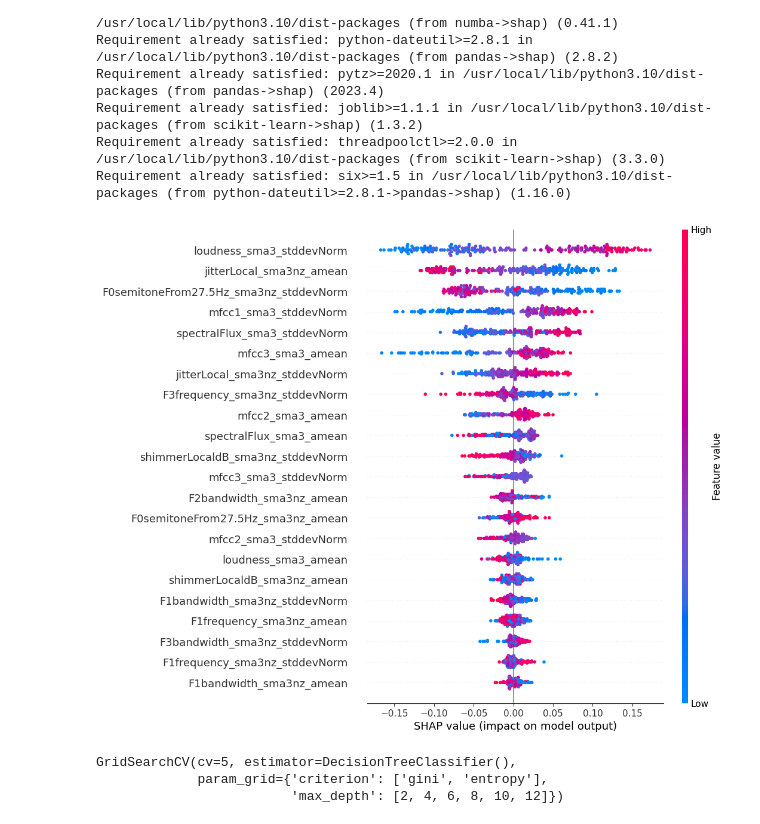
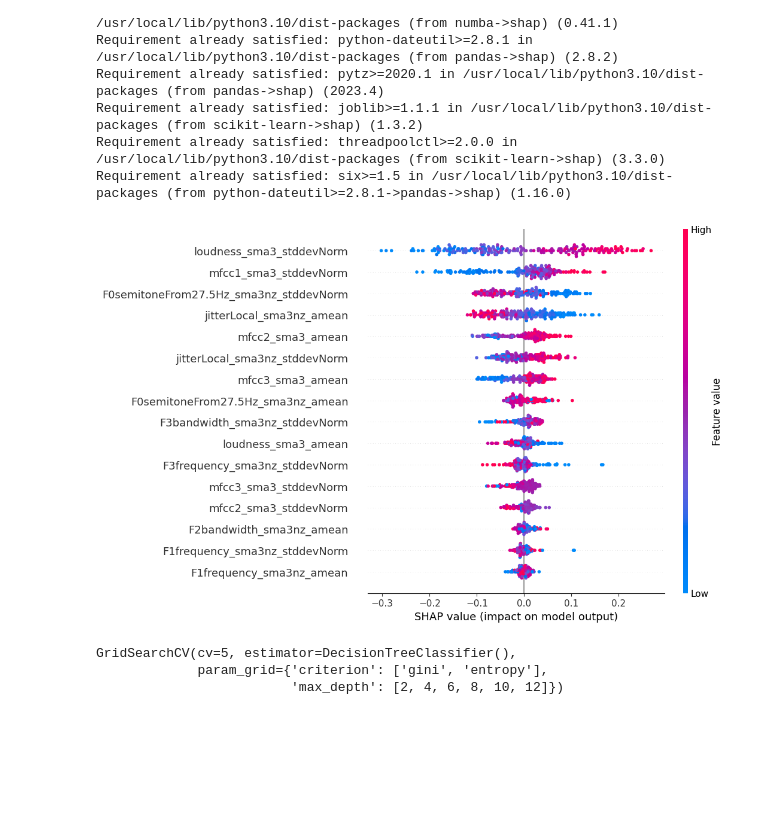
Before and after one commit to anouarkh3/patient-things, a Jupyter notebook: patients.ipynb, the cells around one changed output. Saved outputs shown, nothing was run; the diff lists cells and outputs as text; code cells hidden in the pictures; blank space fills up the shorter version.

```diff
--- a/patients.ipynb
+++ b/patients.ipynb
@@ -163,3 +162,3 @@ Index(['F0semitoneFrom27.5Hz_sma3nz_amean',
       dtype='object')
 # %%
-df_merged.drop(columns = ['spectralFlux_sma3_amean','spectralFlux_sma3_stddevNorm','F1bandwidth_sma3nz_stddevNorm','F1bandwidth_sma3nz_amean','shimmerLocaldB_sma3nz_amean','shimmerLocaldB_sma3nz_stddevNorm'])
+x=x.drop(columns = ['spectralFlux_sma3_amean','spectralFlux_sma3_stddevNorm','F1bandwidth_sma3nz_stddevNorm','F1bandwidth_sma3nz_amean','shimmerLocaldB_sma3nz_amean','shimmerLocaldB_sma3nz_stddevNorm'])
@@ -325,13 +310,13 @@ Requirement already satisfied: six>=1.5 in /usr/local/lib/python3.10/dist-packag
 # %%
 import shap
 from shap.plots import beeswarm
 explainer = shap.Explainer(rf1)
 shap_values = explainer(x_train)
 sv = explainer(x_train)
 #beeswarm(sv[:,:,1])
-shap.plots.beeswarm(sv[:,:,1], max_display=23)
+shap.plots.beeswarm(sv[:,:,1], max_display=17)
 # %% [output]
-[figure, old version]
+[figure, new version]
 # %%
 from sklearn.model_selection import train_test_split, cross_val_score, GridSearchCV
 from sklearn.metrics import classification_report
```
Also changed, not shown: parts of 11 cells of this notebook.
